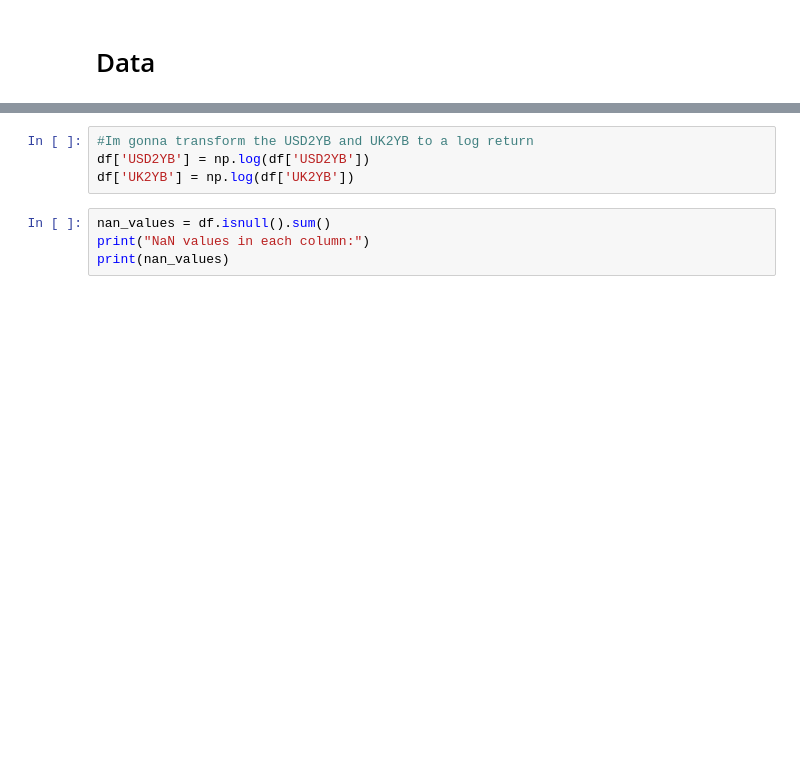
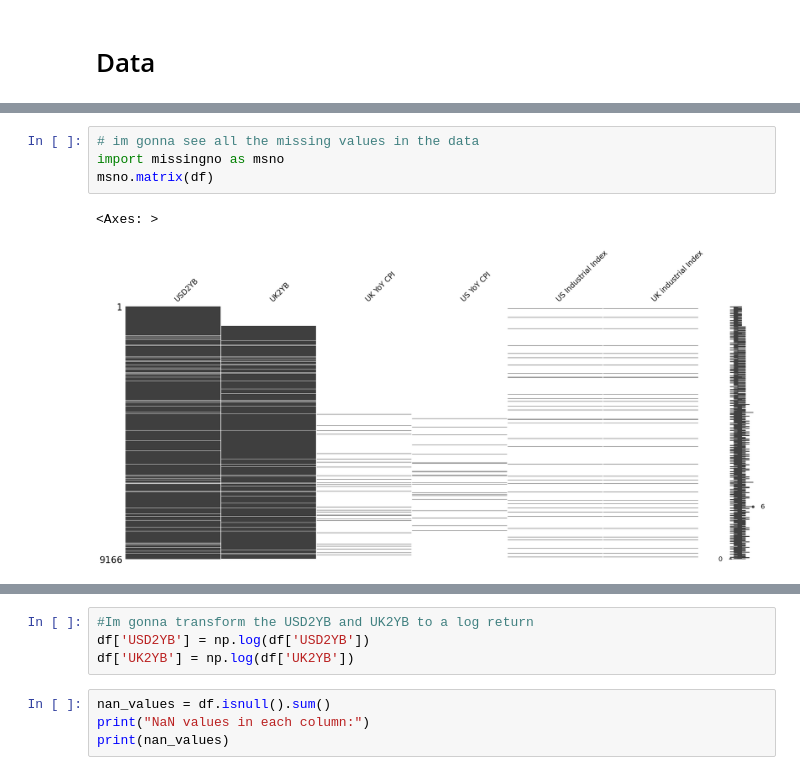
Before and after one commit to luisjo819UCLA/Portfolio-Finance-Project, a Jupyter notebook: GroupProject-1_applying .last function.ipynb, the cells around one changed output, grey strips where cells are left out. Cells and saved outputs as stored; diff of their text form; blank space fills up the shorter version.

```diff
--- a/GroupProject-1_applying .last function.ipynb
+++ b/GroupProject-1_applying .last function.ipynb
@@ -17,3 +33,10 @@ df.tail(15)
+# %%
+# im gonna see all the missing values in the data
+import missingno as msno
+msno.matrix(df)
+# %% [output]
+<Axes: >
+[figure, added]
 # %%
 #we find the first value of CPI in order the delet the NaN values that are before that date
 initial_date = df['UK YoY CPI'].first_valid_index()
```
Also changed, not shown: parts of 27 cells of this notebook.
